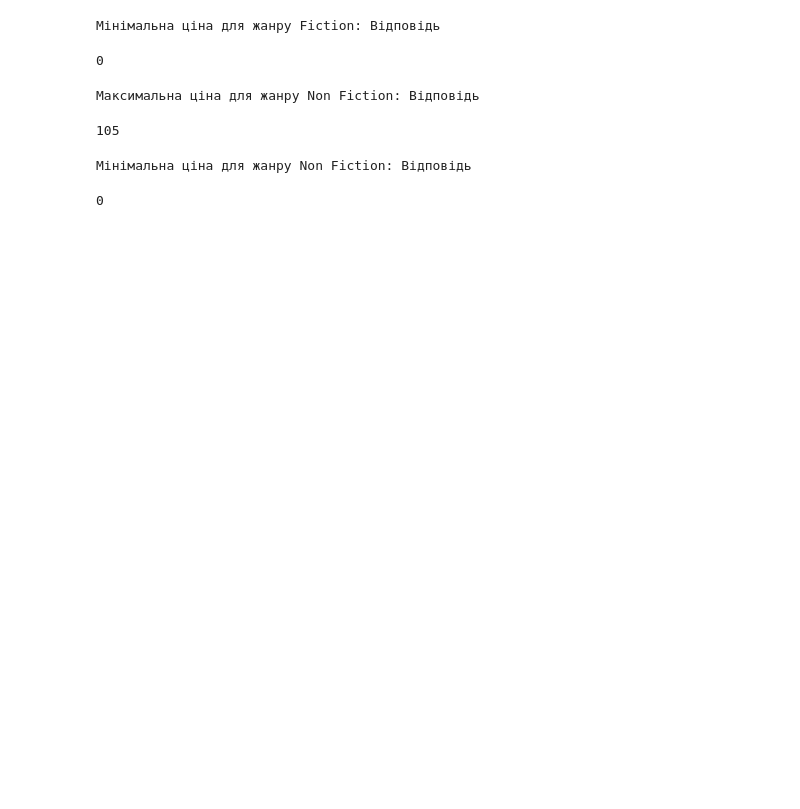
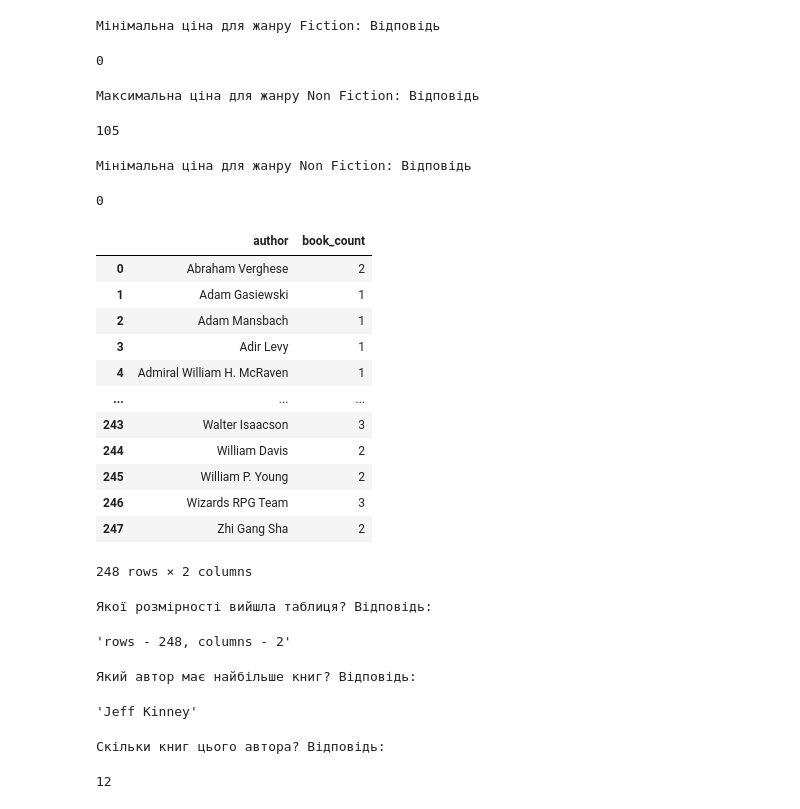
Before and after one commit to Korniev/Data-Sciense, a Jupyter notebook: hw_02/Hw_2.3.ipynb, the cells around one changed output. Saved outputs shown, nothing was run; the diff lists cells and outputs as text; code cells hidden in the pictures; blank space fills up the shorter version.

```diff
--- a/hw_02/Hw_2.3.ipynb
+++ b/hw_02/Hw_2.3.ipynb
@@ -238,3 +238,42 @@ non_fiction_min_price
 # %% [output]
 Мінімальна ціна для жанру Non Fiction: Відповідь
 0
+# %%
+# Тепер створіть новий датафрейм, який вміщатиме кількість книг для кожного з авторів (використовуйте функції groupby та agg, для підрахунку кількості використовуйте count). Не беріть усі стовпці, виберете тільки потрібні
+
+books_per_author = data.groupby('author')['name'].count().reset_index(name='book_count')
+books_per_author
+# %% [output]
+|  | author | book_count |
+| 0 | Abraham Verghese | 2 |
+| 1 | Adam Gasiewski | 1 |
+| 2 | Adam Mansbach | 1 |
+| 3 | Adir Levy | 1 |
+| 4 | Admiral William H. McRaven | 1 |
+| ... | ... | ... |
+| 243 | Walter Isaacson | 3 |
+| 244 | William Davis | 2 |
+| 245 | William P. Young | 2 |
+| 246 | Wizards RPG Team | 3 |
+| 247 | Zhi Gang Sha | 2 |
+248 rows × 2 columns
+# %%
+print("Якої розмірності вийшла таблиця? Відповідь:")
+f"rows - {books_per_author.shape[0]}, columns - {books_per_author.shape[1]}"
+# %% [output]
+Якої розмірності вийшла таблиця? Відповідь:
+'rows - 248, columns - 2'
+# %%
+print("Який автор має найбільше книг? Відповідь:")
+most_books_author = books_per_author.loc[books_per_author['book_count'].idxmax()]['author']
+most_books_author
+# %% [output]
+Який автор має найбільше книг? Відповідь:
+'Jeff Kinney'
+# %%
+print("Скільки книг цього автора? Відповідь:")
+most_books_count = books_per_author['book_count'].max()
+most_books_count
+# %% [output]
+Скільки книг цього автора? Відповідь:
+12
```
